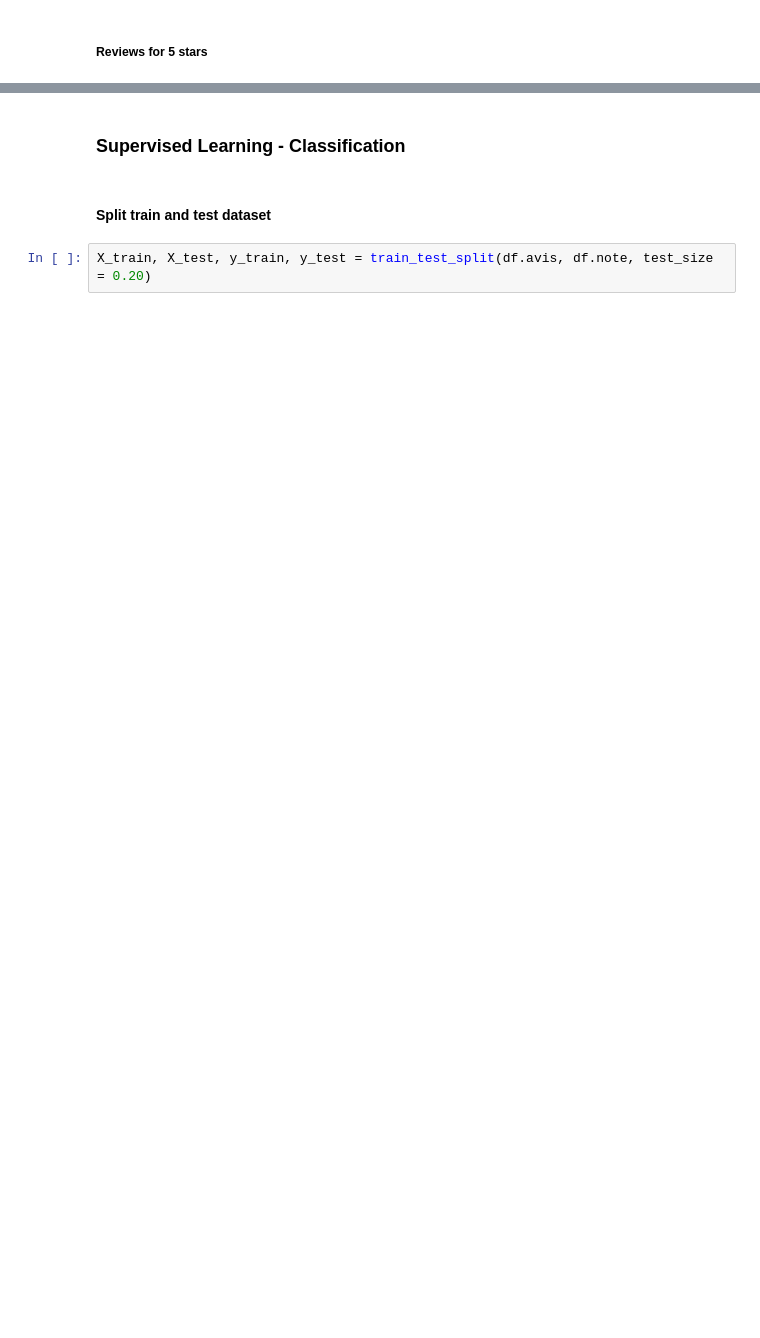
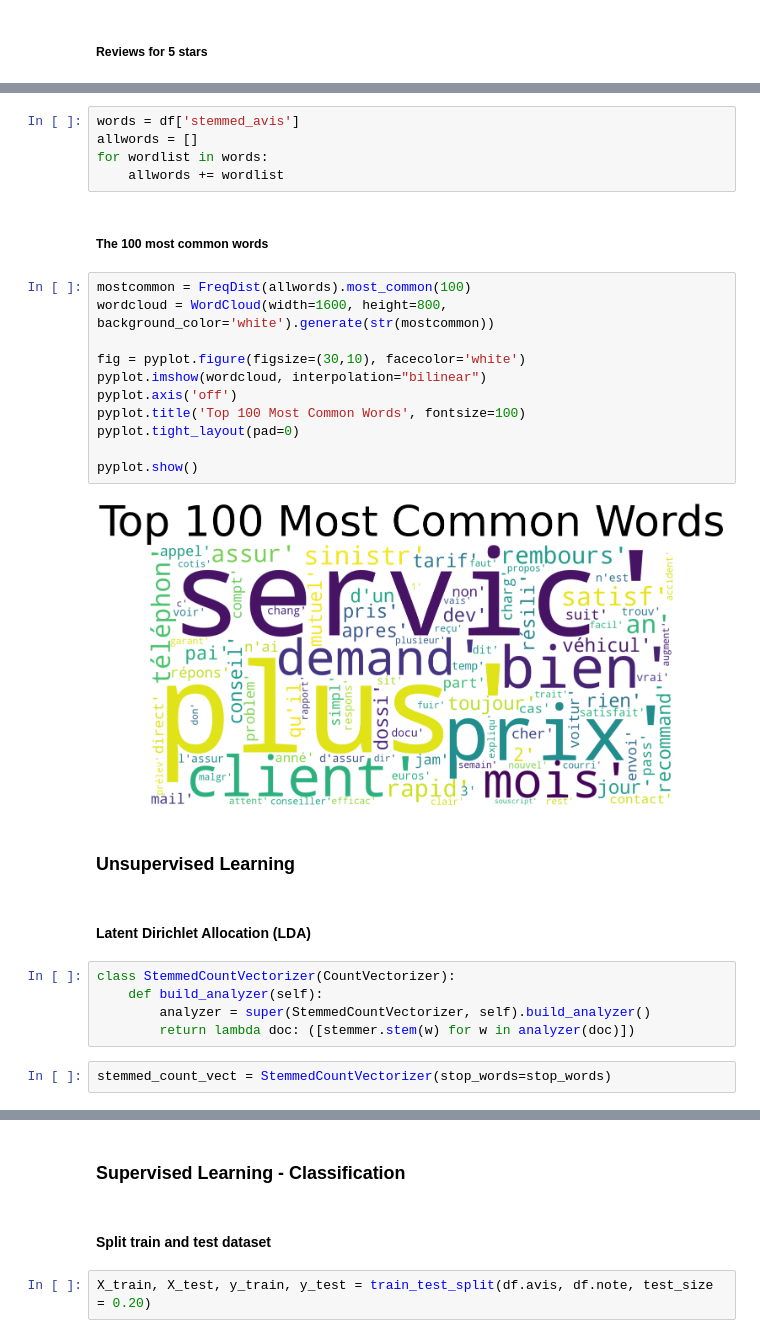
Before and after one commit to m-cheicki/NLP_Project_2, a Jupyter notebook: CELIE_CHEICKISMAIL_NLP_PROJECT2_INSURANCE-Copy1.ipynb, the cells around one changed output, grey strips where cells are left out. Drawn from its saved outputs; the diff is of its cells as text; blank space fills up the shorter version.

```diff
--- a/CELIE_CHEICKISMAIL_NLP_PROJECT2_INSURANCE-Copy1.ipynb
+++ b/CELIE_CHEICKISMAIL_NLP_PROJECT2_INSURANCE-Copy1.ipynb
@@ -345,0 +389,31 @@ pyplot.show()
+# %%
+words = df['stemmed_avis']
+allwords = []
+for wordlist in words:
+    allwords += wordlist
+# %% [markdown]
+#####  The 100 most common words
+# %%
+mostcommon = FreqDist(allwords).most_common(100)
+wordcloud = WordCloud(width=1600, height=800, background_color='white').generate(str(mostcommon))
+
+fig = pyplot.figure(figsize=(30,10), facecolor='white')
+pyplot.imshow(wordcloud, interpolation="bilinear")
+pyplot.axis('off')
+pyplot.title('Top 100 Most Common Words', fontsize=100)
+pyplot.tight_layout(pad=0)
+
+pyplot.show()
+# %% [output]
+[figure, added]
+# %% [markdown]
+### Unsupervised Learning
+# %% [markdown]
+#### Latent Dirichlet Allocation (LDA)
+# %%
+class StemmedCountVectorizer(CountVectorizer):
+    def build_analyzer(self):
+        analyzer = super(StemmedCountVectorizer, self).build_analyzer()
+        return lambda doc: ([stemmer.stem(w) for w in analyzer(doc)])
+# %%
+stemmed_count_vect = StemmedCountVectorizer(stop_words=stop_words)
```
Also changed, not shown: parts of 37 cells of this notebook.
